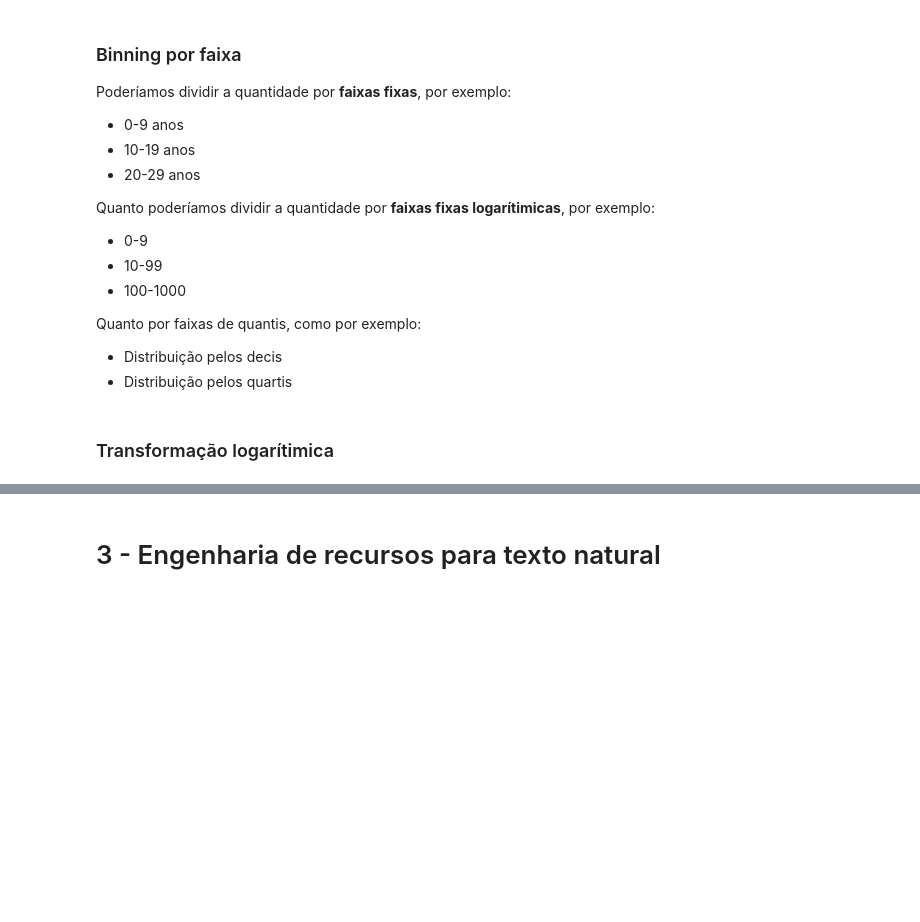
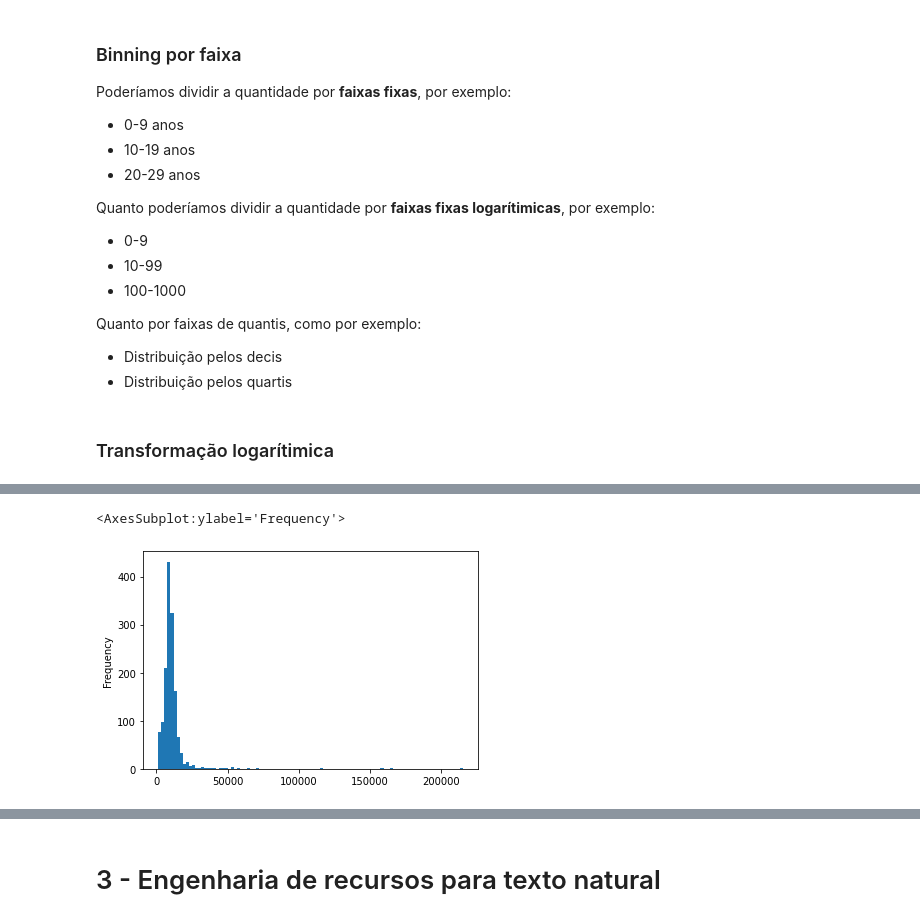
Before and after one commit to FranciscoFoz/machine-learning-training, a Jupyter notebook: Feature_Engineering.ipynb, the cells around one changed output, grey strips where cells are left out. Drawn from its saved outputs; the diff is of its cells as text; code cells hidden in the pictures; blank space fills up the shorter version.

```diff
--- a/Feature_Engineering.ipynb
+++ b/Feature_Engineering.ipynb
@@ -138,0 +148,9 @@ Quanto por faixas de quantis, como por exemplo:
+# %%
+import pandas as pd
+import numpy as np
+import seaborn as sns
+import matplotlib.pyplot as plt
+
+df_houses = pd.read_csv('Datasets/house_prices_train.csv')
+df_houses = df_houses.drop(columns='Id')
+df_houses
@@ -138,0 +191,5 @@ Quanto por faixas de quantis, como por exemplo:
+# %%
+df_houses.LotArea.plot(kind='hist',bins=100)
+# %% [output]
+<AxesSubplot:ylabel='Frequency'>
+[figure, added]
```
Also changed, not shown: parts of 8 cells of this notebook.
